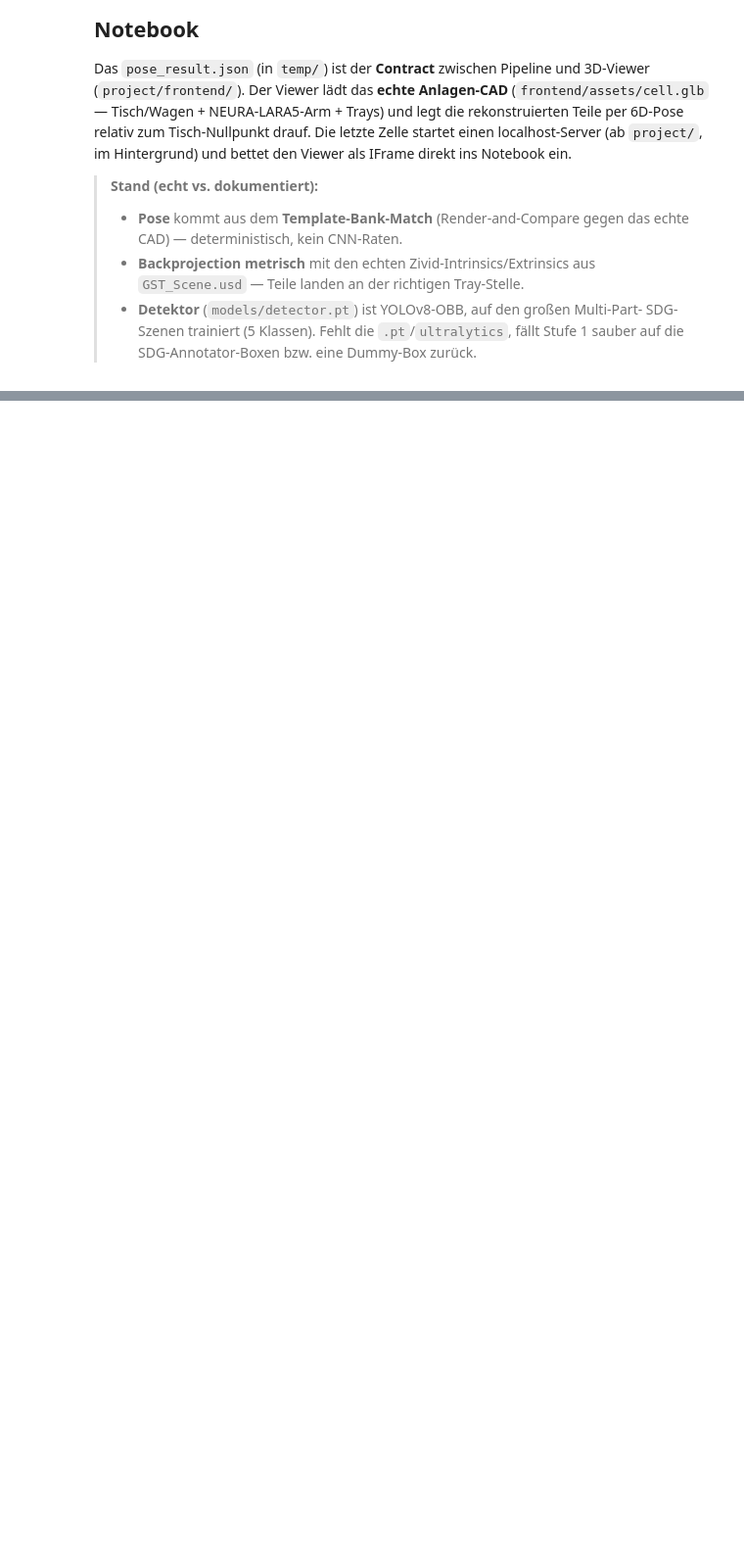
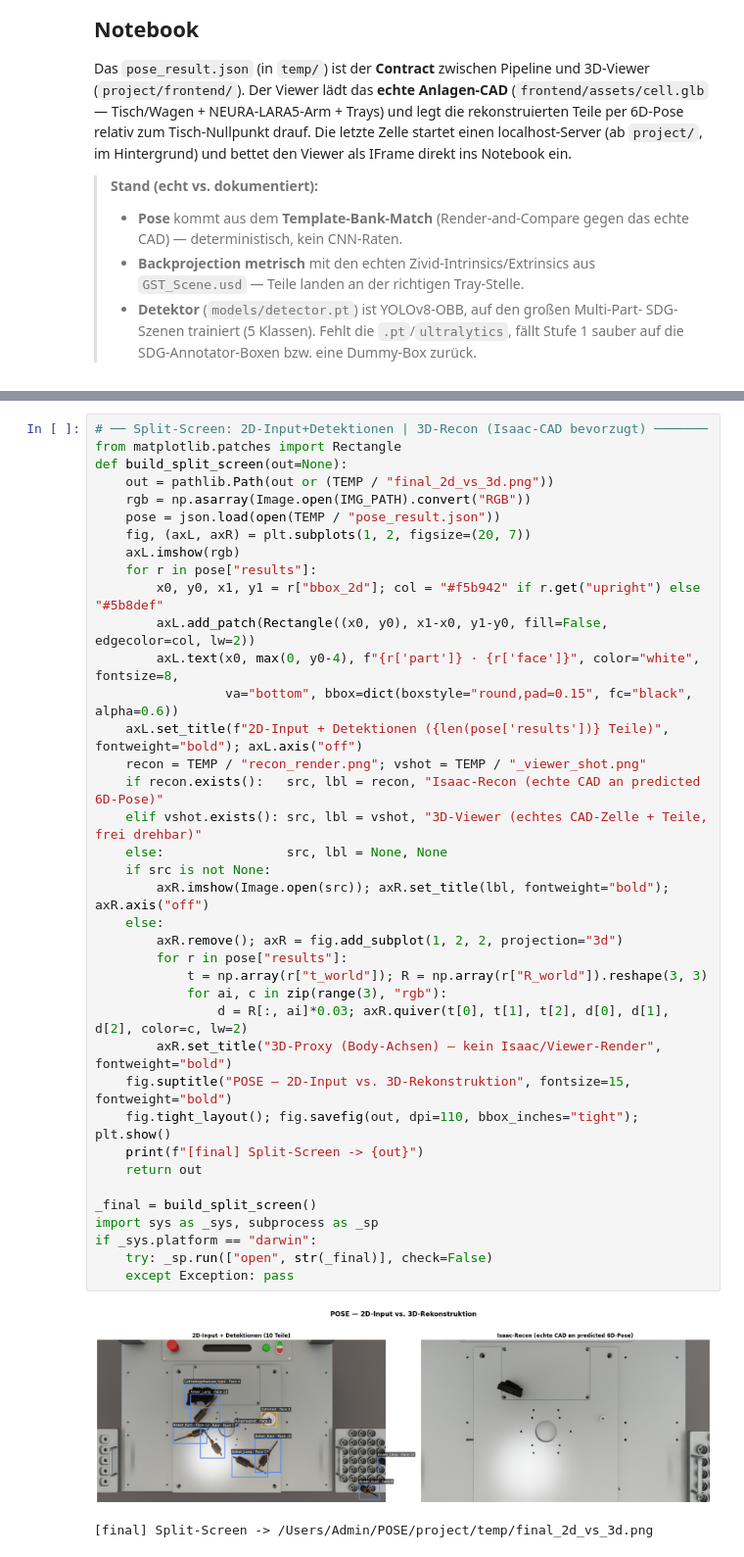
Before and after one commit to MaxKlat29/KIP_POSE, a Jupyter notebook: project/infer.ipynb, the cells around one changed output, grey strips where cells are left out. Shown at 98% size. Saved outputs shown, nothing was run; the diff lists cells and outputs as text; blank space fills up the shorter version.

```diff
--- a/project/infer.ipynb
+++ b/project/infer.ipynb
@@ -829,0 +1057,41 @@ display(IFrame(src=VIEWER_URL, width="100%", height=560))
+# %%
+# ── Split-Screen: 2D-Input+Detektionen | 3D-Recon (Isaac-CAD bevorzugt) ───────
+from matplotlib.patches import Rectangle
+def build_split_screen(out=None):
+    out = pathlib.Path(out or (TEMP / "final_2d_vs_3d.png"))
+    rgb = np.asarray(Image.open(IMG_PATH).convert("RGB"))
+    pose = json.load(open(TEMP / "pose_result.json"))
+    fig, (axL, axR) = plt.subplots(1, 2, figsize=(20, 7))
+    axL.imshow(rgb)
+    for r in pose["results"]:
+        x0, y0, x1, y1 = r["bbox_2d"]; col = "#f5b942" if r.get("upright") else "#5b8def"
+        axL.add_patch(Rectangle((x0, y0), x1-x0, y1-y0, fill=False, edgecolor=col, lw=2))
+        axL.text(x0, max(0, y0-4), f"{r['part']} · {r['face']}", color="white", fontsize=8,
+                 va="bottom", bbox=dict(boxstyle="round,pad=0.15", fc="black", alpha=0.6))
+    axL.set_title(f"2D-Input + Detektionen ({len(pose['results'])} Teile)", fontweight="bold"); axL.axis("off")
+    recon = TEMP / "recon_render.png"; vshot = TEMP / "_viewer_shot.png"
+    if recon.exists():   src, lbl = recon, "Isaac-Recon (echte CAD an predicted 6D-Pose)"
+    elif vshot.exists(): src, lbl = vshot, "3D-Viewer (echtes CAD-Zelle + Teile, frei drehbar)"
+    else:                src, lbl = None, None
+    if src is not None:
+        axR.imshow(Image.open(src)); axR.set_title(lbl, fontweight="bold"); axR.axis("off")
+    else:
+        axR.remove(); axR = fig.add_subplot(1, 2, 2, projection="3d")
+        for r in pose["results"]:
+            t = np.array(r["t_world"]); R = np.array(r["R_world"]).reshape(3, 3)
+            for ai, c in zip(range(3), "rgb"):
+                d = R[:, ai]*0.03; axR.quiver(t[0], t[1], t[2], d[0], d[1], d[2], color=c, lw=2)
+        axR.set_title("3D-Proxy (Body-Achsen) — kein Isaac/Viewer-Render", fontweight="bold")
+    fig.suptitle("POSE — 2D-Input vs. 3D-Rekonstruktion", fontsize=15, fontweight="bold")
+    fig.tight_layout(); fig.savefig(out, dpi=110, bbox_inches="tight"); plt.show()
+    print(f"[final] Split-Screen -> {out}")
+    return out
+
+_final = build_split_screen()
+import sys as _sys, subprocess as _sp
+if _sys.platform == "darwin":
+    try: _sp.run(["open", str(_final)], check=False)
+    except Exception: pass
+# %% [output]
+[figure, added]
+[final] Split-Screen -> /Users/Admin/POSE/project/temp/final_2d_vs_3d.png
```
Also changed, not shown: parts of 14 cells of this notebook, 44 other files.
